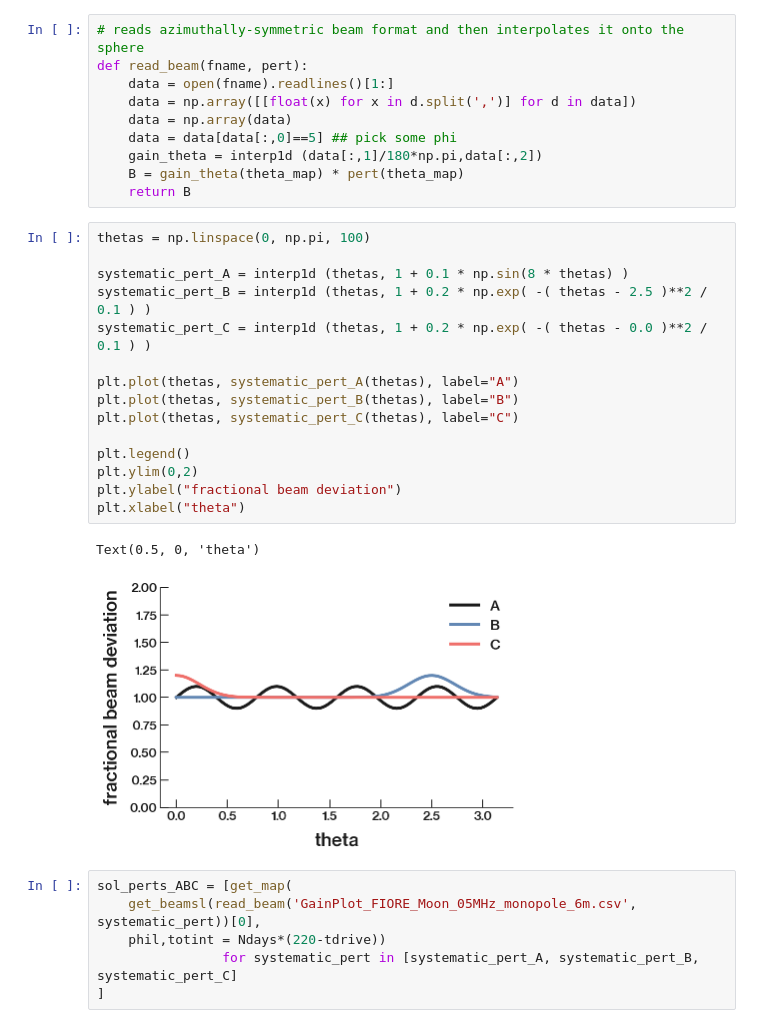
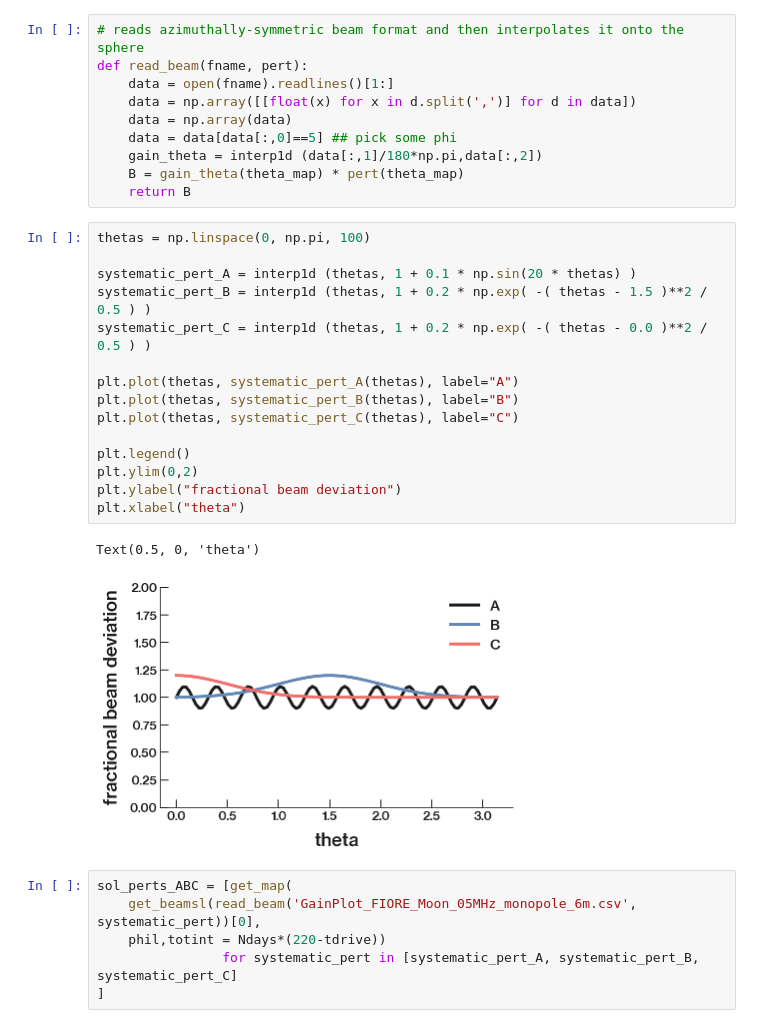
Before and after one commit to xzackli/fiore, a Jupyter notebook: fiore_mapper.ipynb, the cells around one changed output. Cells and saved outputs as stored; diff of their text form.

```diff
--- a/fiore_mapper.ipynb
+++ b/fiore_mapper.ipynb
@@ -243,21 +243,21 @@ def read_beam(fname, pert):
 # %%
 thetas = np.linspace(0, np.pi, 100)
 
-systematic_pert_A = interp1d (thetas, 1 + 0.1 * np.sin(8 * thetas) )
-systematic_pert_B = interp1d (thetas, 1 + 0.2 * np.exp( -( thetas - 2.5 )**2 / 0.1 ) )
-systematic_pert_C = interp1d (thetas, 1 + 0.2 * np.exp( -( thetas - 0.0 )**2 / 0.1 ) )
+systematic_pert_A = interp1d (thetas, 1 + 0.1 * np.sin(20 * thetas) )
+systematic_pert_B = interp1d (thetas, 1 + 0.2 * np.exp( -( thetas - 1.5 )**2 / 0.5 ) )
+systematic_pert_C = interp1d (thetas, 1 + 0.2 * np.exp( -( thetas - 0.0 )**2 / 0.5 ) )
 
 plt.plot(thetas, systematic_pert_A(thetas), label="A")
 plt.plot(thetas, systematic_pert_B(thetas), label="B")
 plt.plot(thetas, systematic_pert_C(thetas), label="C")
 
 plt.legend()
 plt.ylim(0,2)
 plt.ylabel("fractional beam deviation")
 plt.xlabel("theta")
 # %% [output]
 Text(0.5, 0, 'theta')
-[figure, old version]
+[figure, new version]
 # %%
 sol_perts_ABC = [get_map(
     get_beamsl(read_beam('GainPlot_FIORE_Moon_05MHz_monopole_6m.csv', systematic_pert))[0],
```
Also changed, not shown: parts of 5 cells of this notebook.
